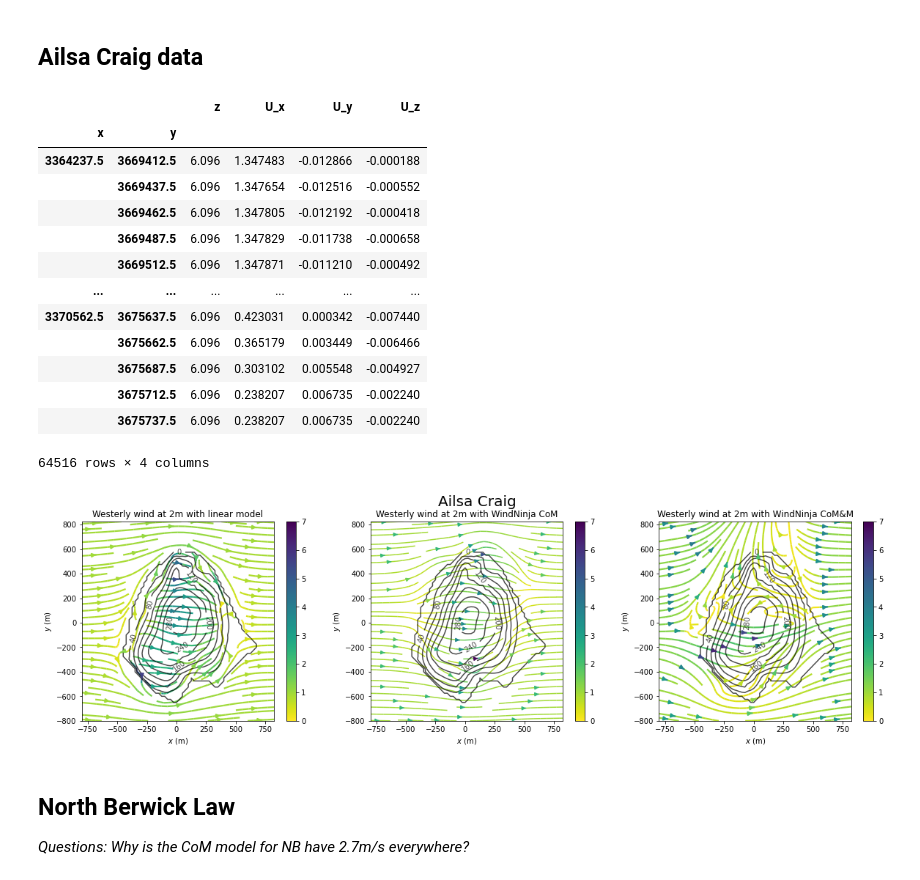
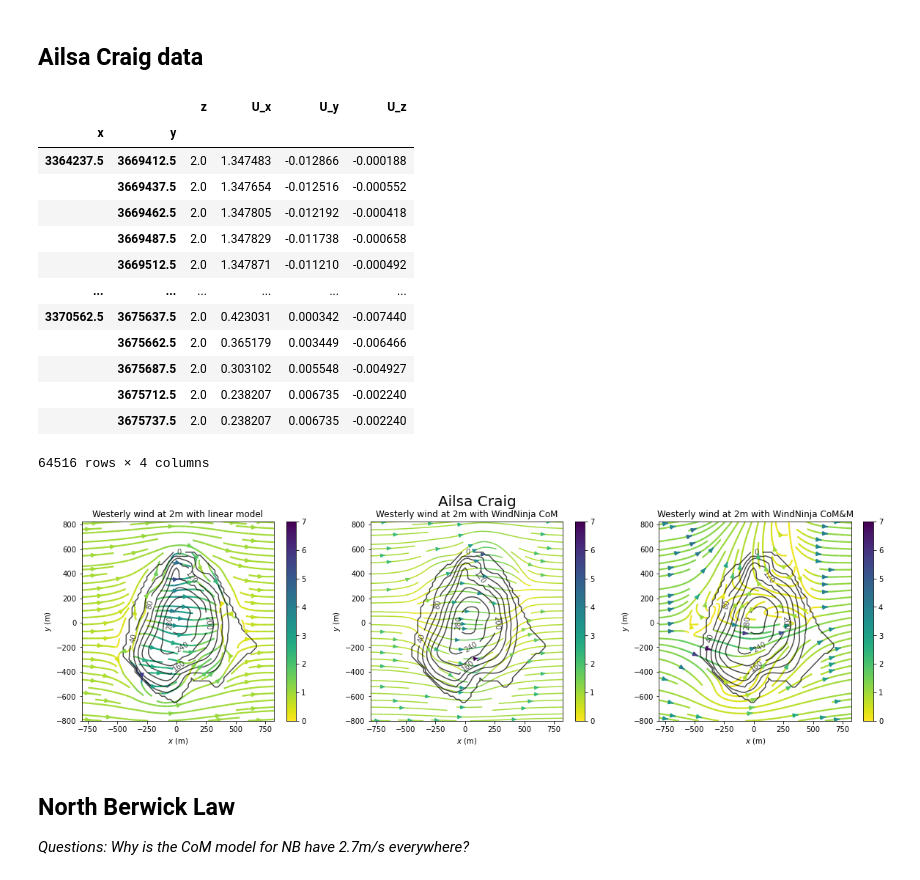
Before and after one commit to dhegedus99/MetGroupProject, a Jupyter notebook: ComparingModels.ipynb, the cells around one changed output. Cells and saved outputs as stored; diff of their text form; code cells hidden in the pictures.

```diff
--- a/ComparingModels.ipynb
+++ b/ComparingModels.ipynb
@@ -10,23 +10,23 @@ from scipy.special import kv
 ## Ailsa Craig data
 # %%
 # Reading in the data from the conservation of mass and momentum model
-data = pd.read_csv('data/output_2m_270_cofmandm.txt')
+data = pd.read_csv('data/output_2m_270_cofmandm.txt',skiprows=2, delimiter=' ', names=['x', 'y', 'z', 'U_x', 'U_y', 'U_z'])
 finaldata = data.set_index(['x', 'y']).sort_values(['x', 'y'])
 finaldata
 # %% [output]
 |  |  | z | U_x | U_y | U_z |
 | x | y |  |  |  |  |
-| 3364237.5 | 3669412.5 | 6.096 | 1.347483 | -0.012866 | -0.000188 |
-|  | 3669437.5 | 6.096 | 1.347654 | -0.012516 | -0.000552 |
-|  | 3669462.5 | 6.096 | 1.347805 | -0.012192 | -0.000418 |
-|  | 3669487.5 | 6.096 | 1.347829 | -0.011738 | -0.000658 |
-|  | 3669512.5 | 6.096 | 1.347871 | -0.011210 | -0.000492 |
+| 3364237.5 | 3669412.5 | 2.0 | 1.347483 | -0.012866 | -0.000188 |
+|  | 3669437.5 | 2.0 | 1.347654 | -0.012516 | -0.000552 |
+|  | 3669462.5 | 2.0 | 1.347805 | -0.012192 | -0.000418 |
+|  | 3669487.5 | 2.0 | 1.347829 | -0.011738 | -0.000658 |
+|  | 3669512.5 | 2.0 | 1.347871 | -0.011210 | -0.000492 |
 | ... | ... | ... | ... | ... | ... |
-| 3370562.5 | 3675637.5 | 6.096 | 0.423031 | 0.000342 | -0.007440 |
-|  | 3675662.5 | 6.096 | 0.365179 | 0.003449 | -0.006466 |
-|  | 3675687.5 | 6.096 | 0.303102 | 0.005548 | -0.004927 |
-|  | 3675712.5 | 6.096 | 0.238207 | 0.006735 | -0.002240 |
-|  | 3675737.5 | 6.096 | 0.238207 | 0.006735 | -0.002240 |
+| 3370562.5 | 3675637.5 | 2.0 | 0.423031 | 0.000342 | -0.007440 |
+|  | 3675662.5 | 2.0 | 0.365179 | 0.003449 | -0.006466 |
+|  | 3675687.5 | 2.0 | 0.303102 | 0.005548 | -0.004927 |
+|  | 3675712.5 | 2.0 | 0.238207 | 0.006735 | -0.002240 |
+|  | 3675737.5 | 2.0 | 0.238207 | 0.006735 | -0.002240 |
 64516 rows × 4 columns
 # %%
 ## Define a function which calculates the u and v component and wind
@@ -132,36 +132,36 @@ def Ninja_plots(z, u, v, title, col_bar_min, col_bar_max, n, m, l):
 # %%
 # westerly wind at 2m with different models compared
 plt.figure(figsize=(20, 5))
 
 # Westerly wind with the linear model
 plt.subplot(131)
 dx = 25                     # Grid spacing (m)
 L  = 500.                   # Horizontal length scale (m)
 z0 = 0.01                    # Surface roughness length (m)
 zu = 2.                      # Wind measurement height (m)
 z = np.loadtxt('data/AilsaCraig.txt')
 n = z.shape[0]
 u, v, wind = wind_model(n,z)
 plot_wind(u,v,wind,z,'Westerly wind at 2m with linear model', 127, 95, 161)
 
 # Westerly wind with the WindNinja Conservation of Mass model
 plt.subplot(132)
 vel = np.loadtxt('data/AilsaCraig_270_25m_2m_vel.asc',skiprows=6)
 ang = np.loadtxt('data/AilsaCraig_270_25m_2m_ang.asc',skiprows=6)
 Ninja_plots(z, vel, ang, "Westerly wind at 2m with WindNinja CoM",
             col_bar_min = 0, col_bar_max=7, n=127, m=95, l=161)
 
 # Westerly wind with the WindNinja Conservation of Mass and Momentum model
 plt.subplot(133)
-u = final['U_x'].to_numpy().reshape(254, 254)
-v = final['U_y'].to_numpy().reshape(254, 254)
-w = final['U_z'].to_numpy().reshape(254, 254)
+u = finaldata['U_x'].to_numpy().reshape(254, 254)
+v = finaldata['U_y'].to_numpy().reshape(254, 254)
+w = finaldata['U_z'].to_numpy().reshape(254, 254)
 wind = np.sqrt(u**2 + v**2)
 plot_wind(u, v, wind, z, 'Westerly wind at 2m with WindNinja CoM&M', 127, 95, 161)
 plt.suptitle('Ailsa Craig', size=20)
 plt.show()
 # %% [output]
-[figure, old version]
+[figure, new version]
 # %% [markdown]
 ## North Berwick Law
 
```
Also changed, not shown: parts of 4 cells of this notebook, 21 other files.
